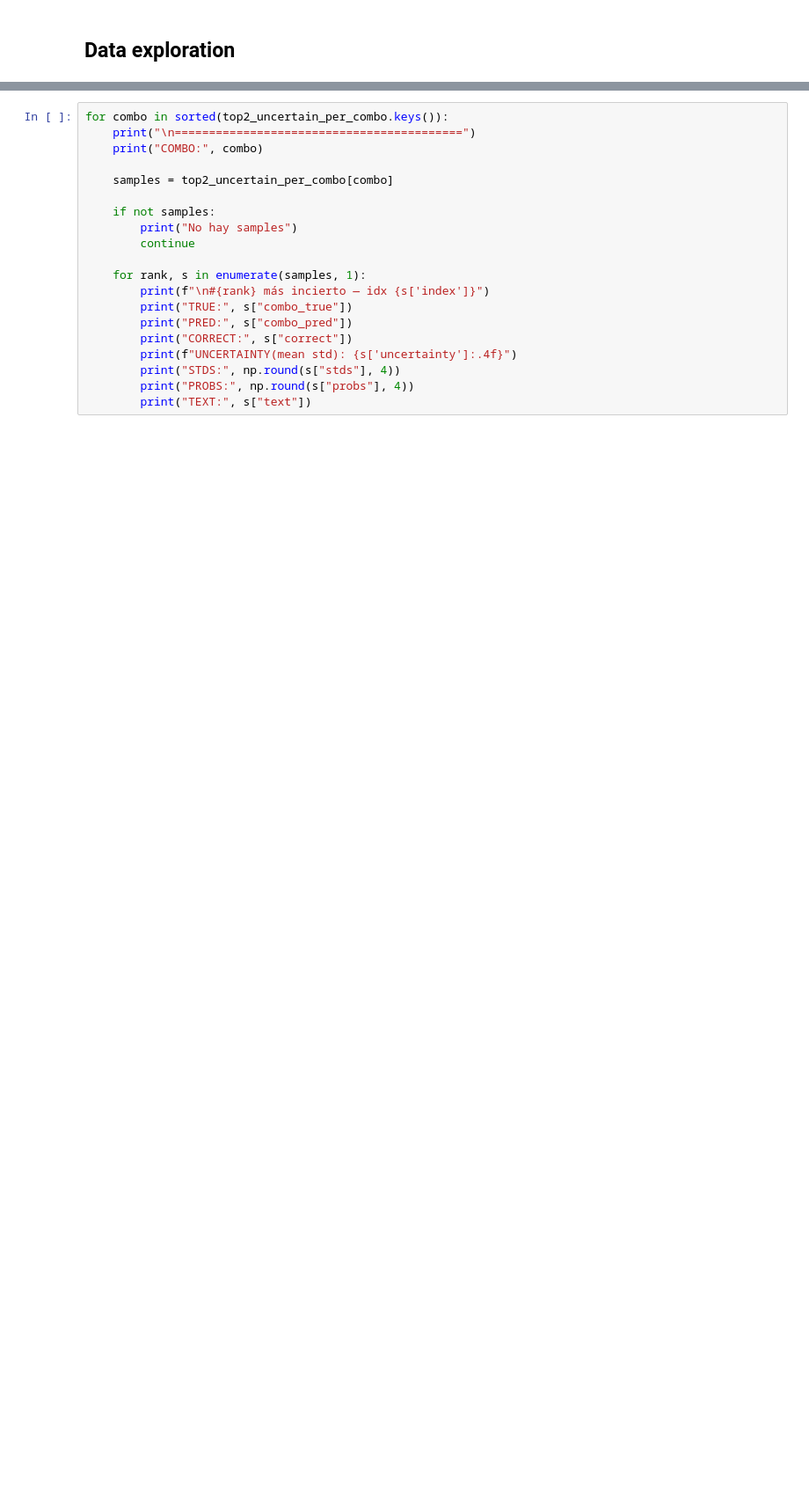
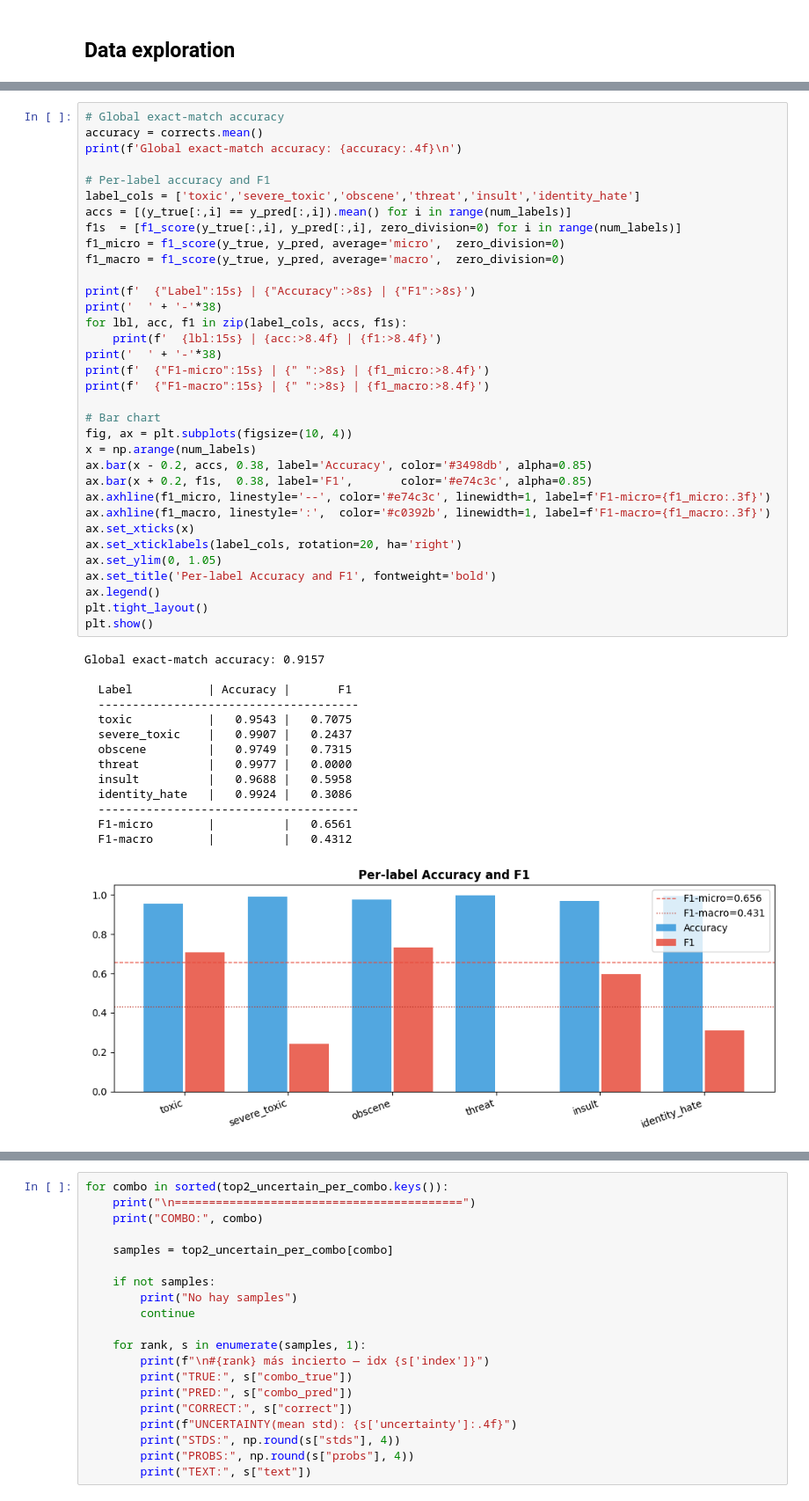
Before and after one commit to NatLey30/uncertainty-aware-moderation, a Jupyter notebook: model_analysis.ipynb, the cells around one changed output, grey strips where cells are left out. Shown at 88% size. Saved outputs shown, nothing was run; the diff lists cells and outputs as text; blank space fills up the shorter version.

```diff
--- a/model_analysis.ipynb
+++ b/model_analysis.ipynb
@@ -144,0 +341,49 @@ for i, sample in tqdm.tqdm(enumerate(test_set)):
+# %%
+# Global exact-match accuracy
+accuracy = corrects.mean()
+print(f'Global exact-match accuracy: {accuracy:.4f}\n')
+
+# Per-label accuracy and F1
+label_cols = ['toxic','severe_toxic','obscene','threat','insult','identity_hate']
+accs = [(y_true[:,i] == y_pred[:,i]).mean() for i in range(num_labels)]
+f1s  = [f1_score(y_true[:,i], y_pred[:,i], zero_division=0) for i in range(num_labels)]
+f1_micro = f1_score(y_true, y_pred, average='micro',  zero_division=0)
+f1_macro = f1_score(y_true, y_pred, average='macro',  zero_division=0)
+
+print(f'  {"Label":15s} | {"Accuracy":>8s} | {"F1":>8s}')
+print('  ' + '-'*38)
+for lbl, acc, f1 in zip(label_cols, accs, f1s):
+    print(f'  {lbl:15s} | {acc:>8.4f} | {f1:>8.4f}')
+print('  ' + '-'*38)
+print(f'  {"F1-micro":15s} | {" ":>8s} | {f1_micro:>8.4f}')
+print(f'  {"F1-macro":15s} | {" ":>8s} | {f1_macro:>8.4f}')
+
+# Bar chart
+fig, ax = plt.subplots(figsize=(10, 4))
+x = np.arange(num_labels)
+ax.bar(x - 0.2, accs, 0.38, label='Accuracy', color='#3498db', alpha=0.85)
+ax.bar(x + 0.2, f1s,  0.38, label='F1',       color='#e74c3c', alpha=0.85)
+ax.axhline(f1_micro, linestyle='--', color='#e74c3c', linewidth=1, label=f'F1-micro={f1_micro:.3f}')
+ax.axhline(f1_macro, linestyle=':',  color='#c0392b', linewidth=1, label=f'F1-macro={f1_macro:.3f}')
+ax.set_xticks(x)
+ax.set_xticklabels(label_cols, rotation=20, ha='right')
+ax.set_ylim(0, 1.05)
+ax.set_title('Per-label Accuracy and F1', fontweight='bold')
+ax.legend()
+plt.tight_layout()
+plt.show()
+# %% [output]
+Global exact-match accuracy: 0.9157
+
+  Label           | Accuracy |       F1
+  --------------------------------------
+  toxic           |   0.9543 |   0.7075
+  severe_toxic    |   0.9907 |   0.2437
+  obscene         |   0.9749 |   0.7315
+  threat          |   0.9977 |   0.0000
+  insult          |   0.9688 |   0.5958
+  identity_hate   |   0.9924 |   0.3086
+  --------------------------------------
+  F1-micro        |          |   0.6561
+  F1-macro        |          |   0.4312
+[figure, added]
```
Also changed, not shown: parts of 53 cells of this notebook.
